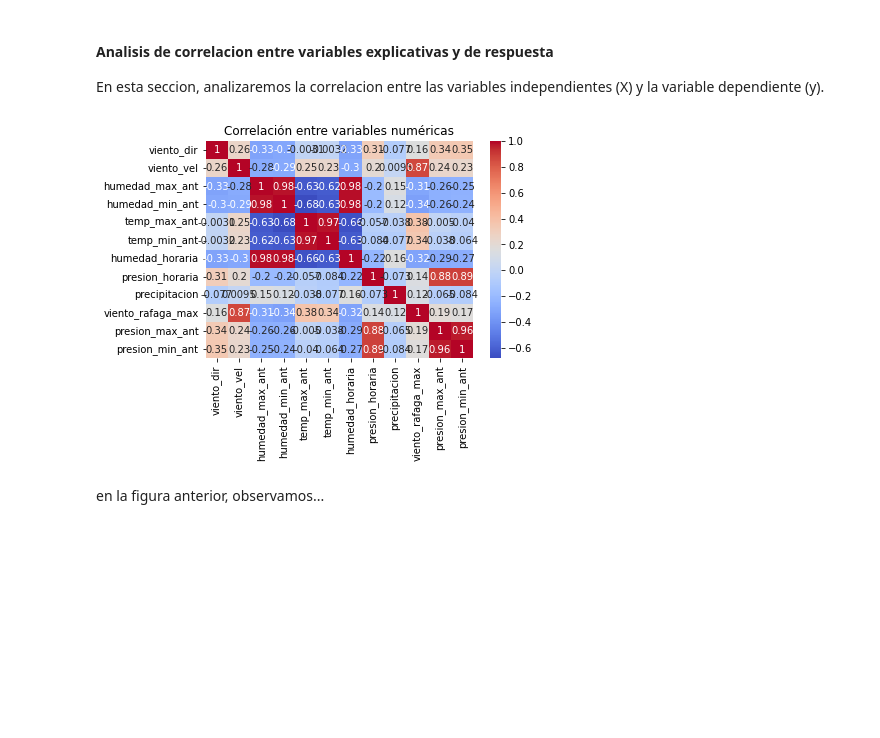
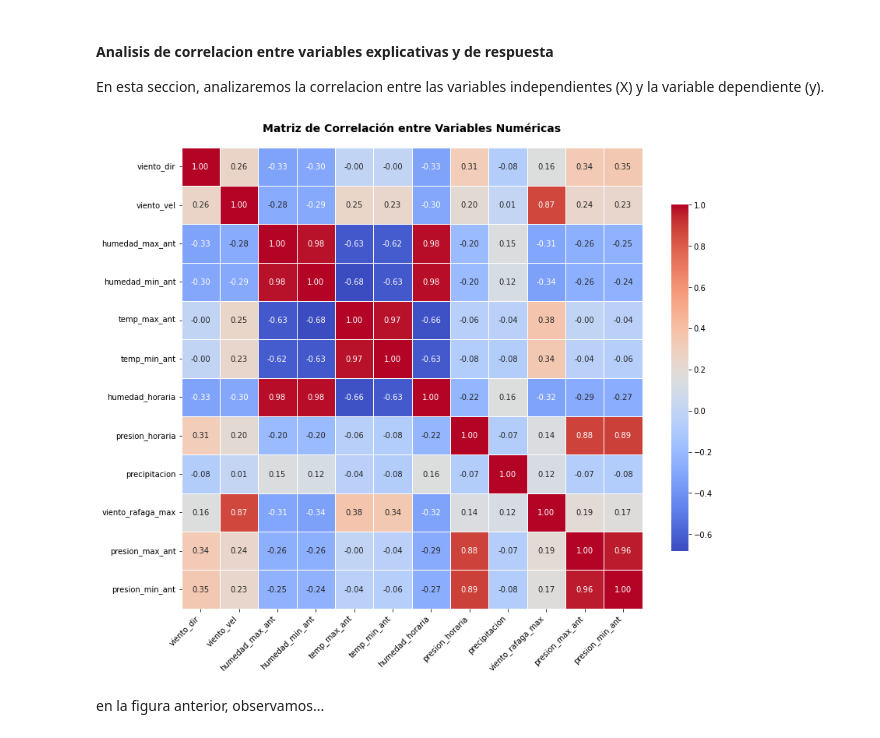
Before and after one commit to Iaibanez/Parcial1ML, a Jupyter notebook: _sources/Ejercicio1.ipynb, the cells around one changed output. Drawn from its saved outputs; the diff is of its cells as text; code cells hidden in the pictures; blank space fills up the shorter version.

```diff
--- a/_sources/Ejercicio1.ipynb
+++ b/_sources/Ejercicio1.ipynb
@@ -138,12 +138,36 @@ A continuacion...
 #### Analisis de correlacion entre variables explicativas y de respuesta
 
 En esta seccion, analizaremos la correlacion entre las variables independientes (X) y la variable dependiente (y).
-# %%
-sns.heatmap(df.corr(), annot=True, cmap='coolwarm')
-plt.title("Correlación entre variables numéricas")
-plt.show()
-# %% [output]
-[figure, removed]
+# %%
+# Calcular la correlación
+corr_matrix = df.corr()
+
+# Crear figura más grande
+plt.figure(figsize=(12, 10))
+
+# Dibujar heatmap
+sns.heatmap(
+    corr_matrix,
+    annot=True,                 # Mostrar los valores
+    fmt=".2f",                  # Formato de los números
+    cmap='coolwarm',            # Mapa de color
+    square=True,                # Cuadrícula cuadrada
+    cbar_kws={"shrink": 0.75},  # Barra de color más pequeña
+    linewidths=0.5,             # Líneas entre celdas
+    annot_kws={"size": 10}      # Tamaño del texto de los valores
+)
+
+# Ajustes de etiquetas
+plt.xticks(rotation=45, ha='right', fontsize=10)
+plt.yticks(rotation=0, fontsize=10)
+
+# Título general
+plt.title("Matriz de Correlación entre Variables Numéricas", fontsize=14, fontweight='bold', pad=20)
+
+plt.tight_layout()
+plt.show()
+# %% [output]
+[figure, added]
 # %% [markdown]
 en la figura anterior, observamos...
 # %%
```
Also changed, not shown: parts of 7 cells of this notebook, 4 other files.
